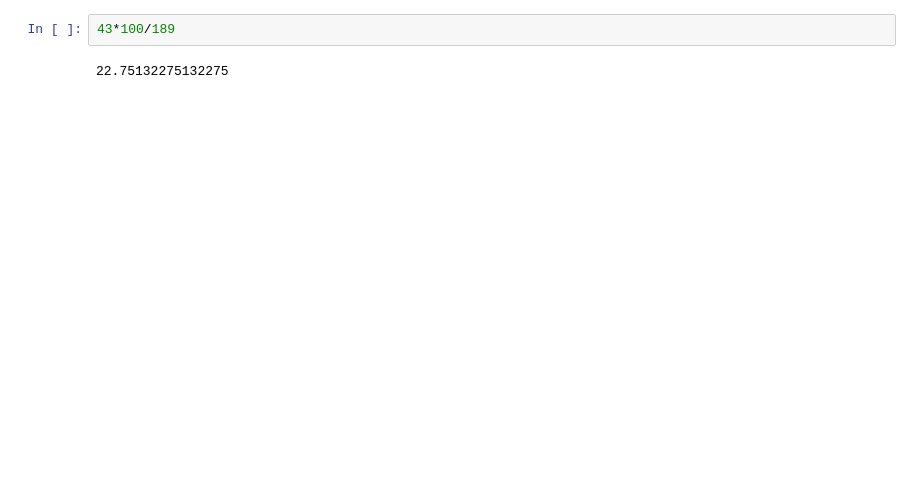
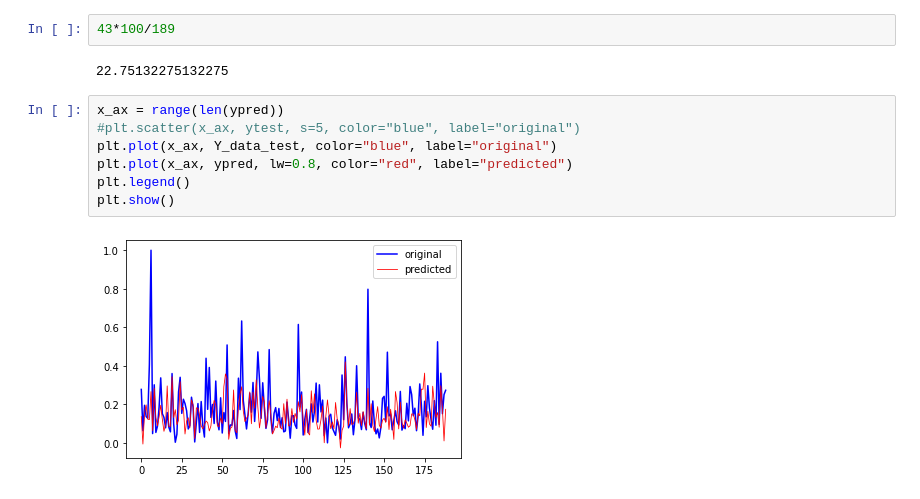
Before and after one commit to inesdarosa/visualizaciones, a Jupyter notebook: C7_mediana_6h_dbscan_feedforward.ipynb, the cells around one changed output. Saved outputs shown, nothing was run; the diff lists cells and outputs as text; blank space fills up the shorter version.

```diff
--- a/C7_mediana_6h_dbscan_feedforward.ipynb
+++ b/C7_mediana_6h_dbscan_feedforward.ipynb
@@ -438,3 +440,12 @@ array([146])
 43*100/189
 # %% [output]
 22.75132275132275
+# %%
+x_ax = range(len(ypred))
+#plt.scatter(x_ax, ytest, s=5, color="blue", label="original")
+plt.plot(x_ax, Y_data_test, color="blue", label="original")
+plt.plot(x_ax, ypred, lw=0.8, color="red", label="predicted")
+plt.legend()
+plt.show()
+# %% [output]
+[figure, added]
```
Also changed, not shown: parts of 9 cells of this notebook.
